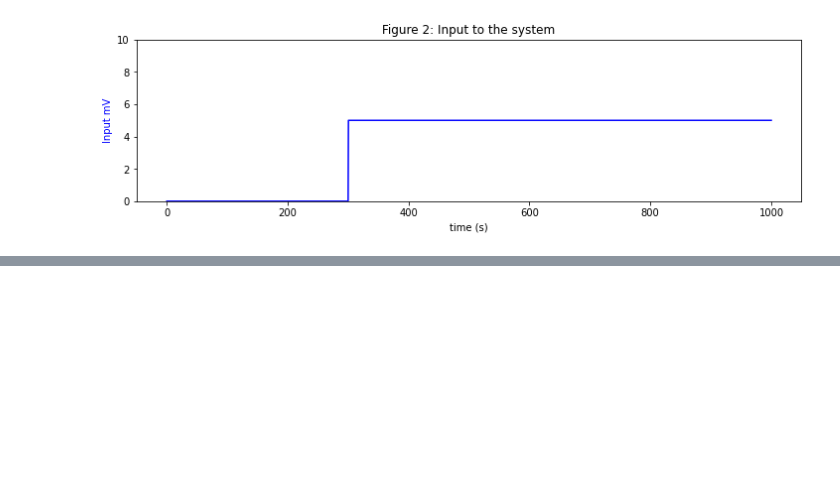
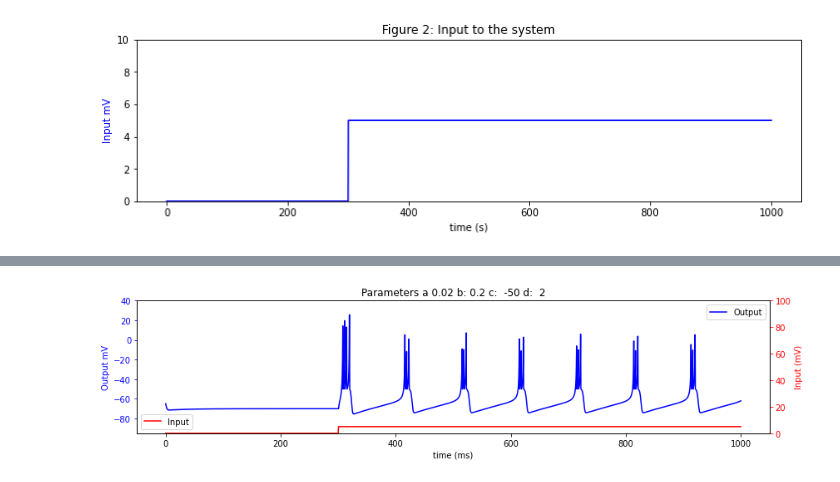
Before and after one commit to dimaqq/Interactive-Izhikevich-Model, a Jupyter notebook: interactive_izhikevich.ipynb, the cells around one changed output, grey strips where cells are left out. Cells and saved outputs as stored; diff of their text form; code cells hidden in the pictures; blank space fills up the shorter version.

```diff
--- a/interactive_izhikevich.ipynb
+++ b/interactive_izhikevich.ipynb
@@ -42,0 +91,4 @@ def Discrete_Model(a,b,u,v,I):
+# %%
+Izhikevich(0.02,0.2,-50,2)
+# %% [output]
+[figure, added]
```
Also changed, not shown: parts of 4 cells of this notebook.
